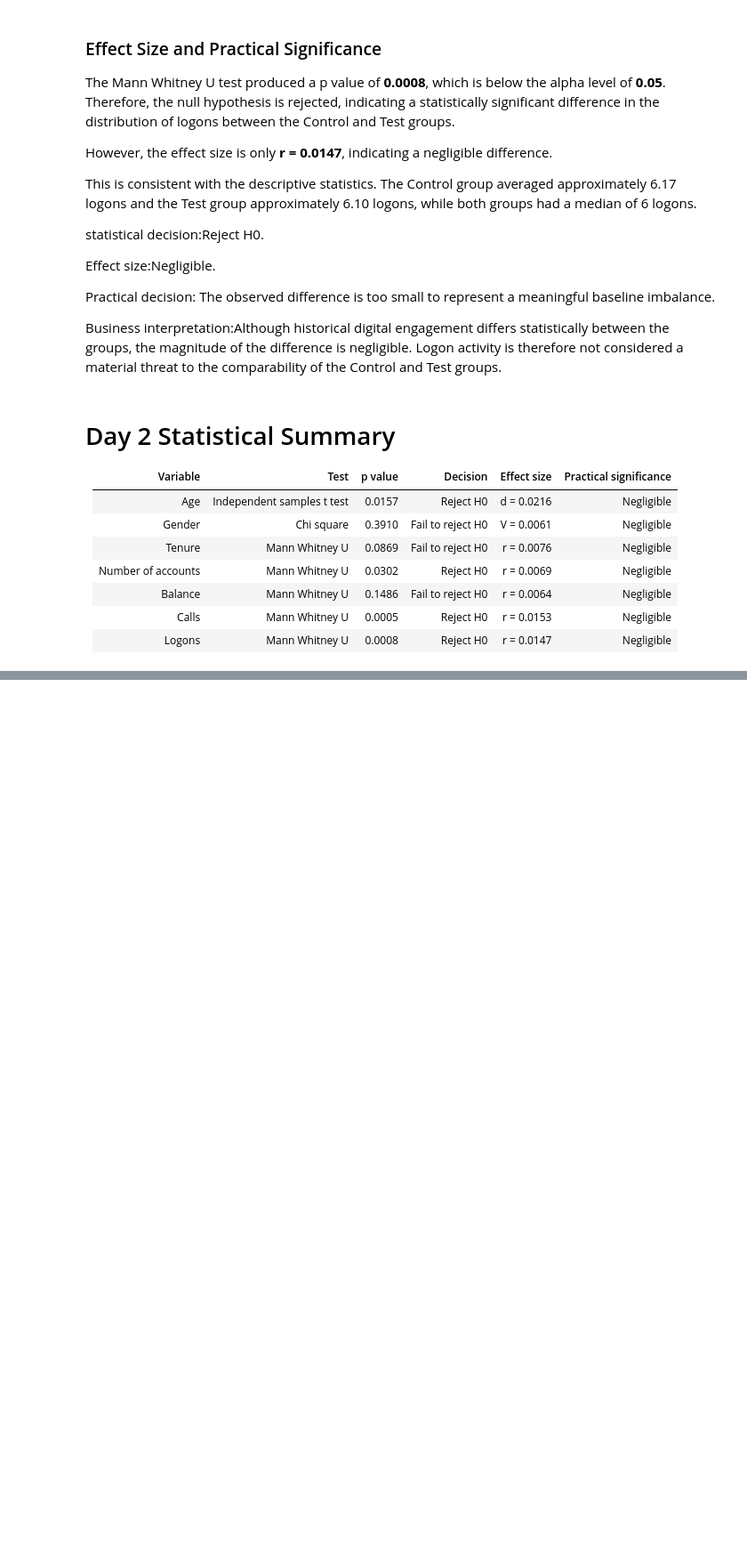
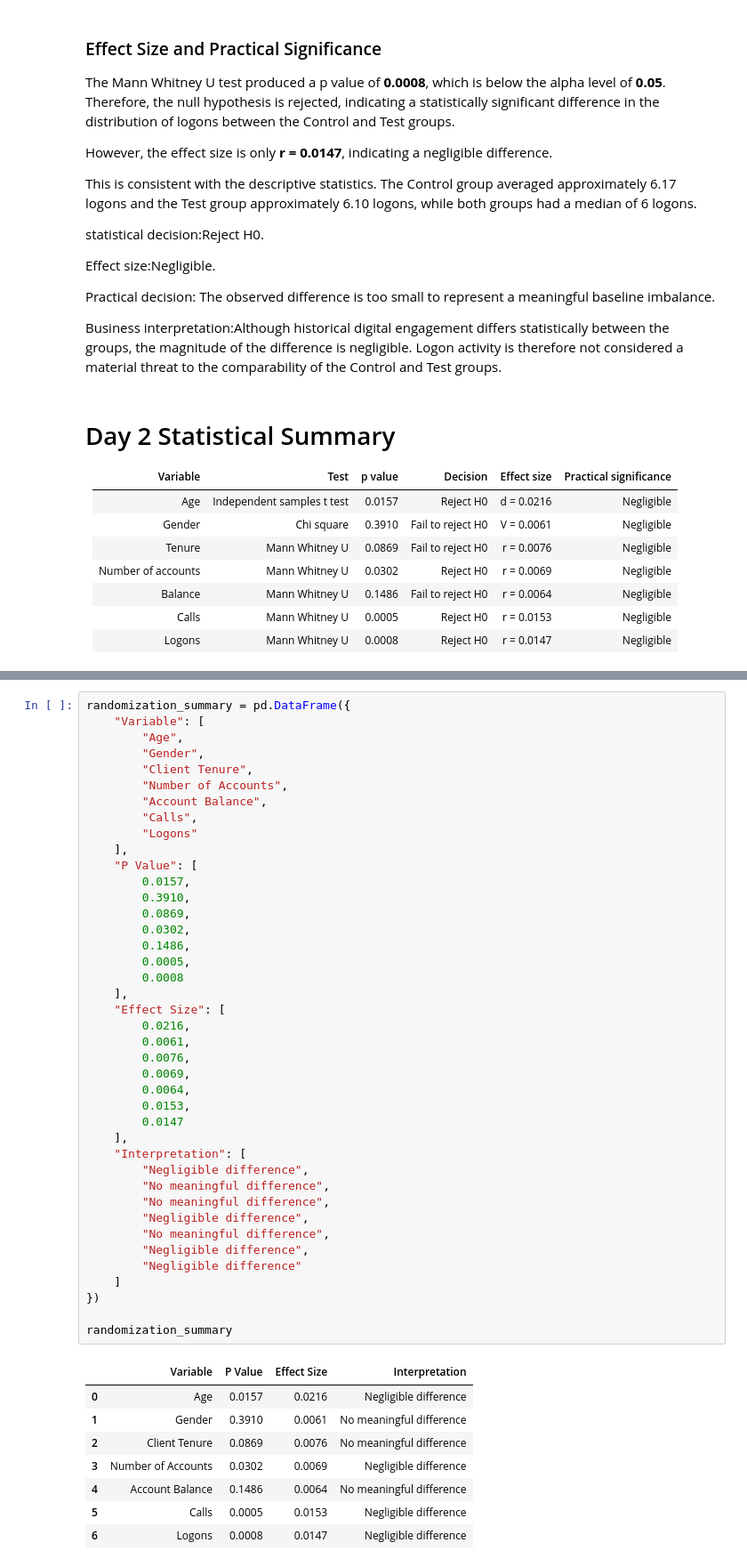
Before and after one commit to jannoelvero/Week_6_Project, a Jupyter notebook: notebooks/02_customer_profile_group_comparison.ipynb, the cells around one changed output, grey strips where cells are left out. Shown at 89% size. Drawn from its saved outputs; the diff is of its cells as text; blank space fills up the shorter version.

```diff
--- a/notebooks/02_customer_profile_group_comparison.ipynb
+++ b/notebooks/02_customer_profile_group_comparison.ipynb
@@ -1746,3 +1882,53 @@ Business interpretation:Although historical digital engagement differs statistic
+# %%
+randomization_summary = pd.DataFrame({
+    "Variable": [
+        "Age",
+        "Gender",
+        "Client Tenure",
+        "Number of Accounts",
+        "Account Balance",
+        "Calls",
+        "Logons"
+    ],
+    "P Value": [
+        0.0157,
+        0.3910,
+        0.0869,
+        0.0302,
+        0.1486,
+        0.0005,
+        0.0008
+    ],
+    "Effect Size": [
+        0.0216,
+        0.0061,
+        0.0076,
+        0.0069,
+        0.0064,
+        0.0153,
+        0.0147
+    ],
+    "Interpretation": [
+        "Negligible difference",
+        "No meaningful difference",
+        "No meaningful difference",
+        "Negligible difference",
+        "No meaningful difference",
+        "Negligible difference",
+        "Negligible difference"
+    ]
+})
+
+randomization_summary
+# %% [output]
+|  | Variable | P Value | Effect Size | Interpretation |
+| 0 | Age | 0.0157 | 0.0216 | Negligible difference |
+| 1 | Gender | 0.3910 | 0.0061 | No meaningful difference |
+| 2 | Client Tenure | 0.0869 | 0.0076 | No meaningful difference |
+| 3 | Number of Accounts | 0.0302 | 0.0069 | Negligible difference |
+| 4 | Account Balance | 0.1486 | 0.0064 | No meaningful difference |
+| 5 | Calls | 0.0005 | 0.0153 | Negligible difference |
+| 6 | Logons | 0.0008 | 0.0147 | Negligible difference |
 # %% [markdown]
 ## Conclusion
 
```
Also changed, not shown: parts of 11 cells of this notebook.
